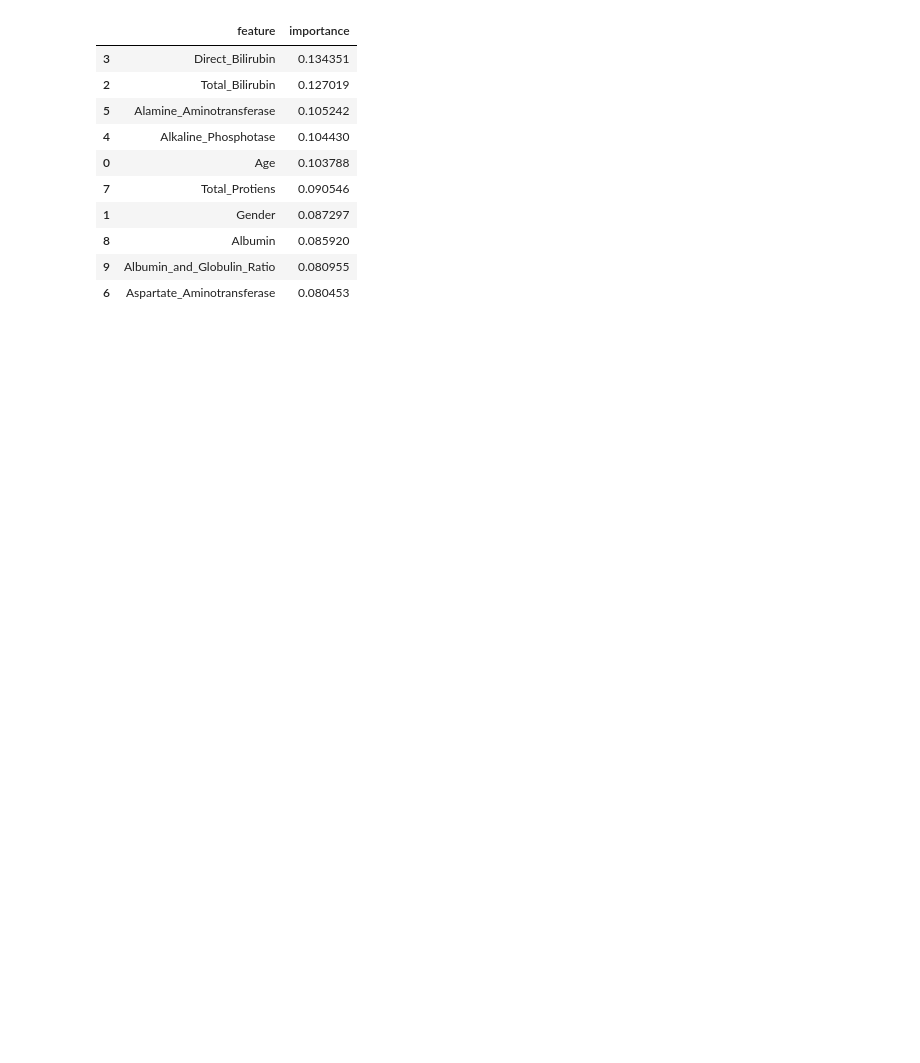
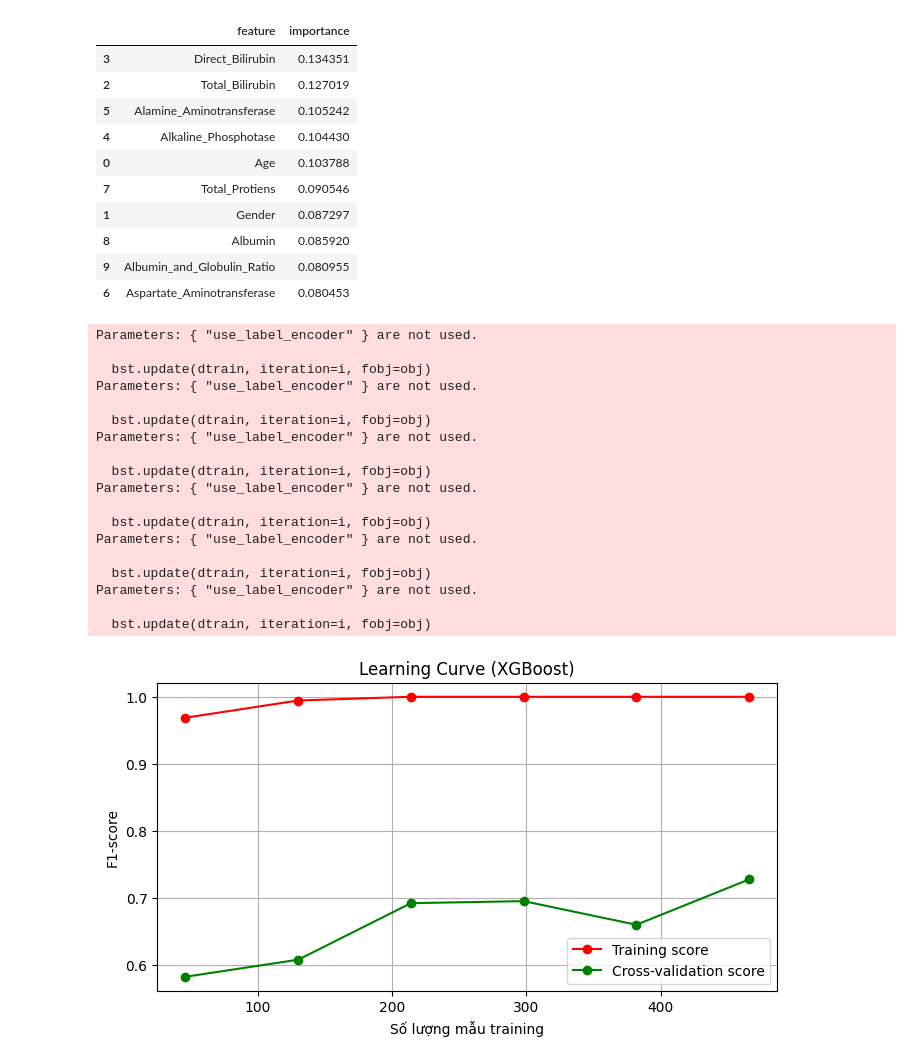
Before and after one commit to supernewbiecoder/DuDoanBenhGanDuaTrenDuLieu_KNN, a Jupyter notebook: xgboots_liver.ipynb, the cells around one changed output. Saved outputs shown, nothing was run; the diff lists cells and outputs as text; code cells hidden in the pictures; blank space fills up the shorter version.

```diff
--- a/xgboots_liver.ipynb
+++ b/xgboots_liver.ipynb
@@ -321,3 +292,83 @@ imp_df.head(10)
 | 8 | Albumin | 0.085920 |
 | 9 | Albumin_and_Globulin_Ratio | 0.080955 |
 | 6 | Aspartate_Aminotransferase | 0.080453 |
+# %%
+train_sizes = np.linspace(0.1, 1.0, 6)
+train_sizes_abs = (train_sizes * len(X_train)).astype(int)
+cv = StratifiedKFold(
+    n_splits=5,
+    shuffle=True,
+    random_state=42
+)
+train_scores = []
+cv_scores = []
+
+for size in train_sizes_abs:
+    X_subset = X_train[:size]
+    y_subset = y_train[:size]
+
+    model = clone(xgb_tuned)
+
+    model.fit(X_subset, y_subset)
+
+    y_train_pred = model.predict(X_subset)
+    train_f1 = f1_score(y_subset, y_train_pred)
+    train_scores.append(train_f1)
+
+    cv_acc = cross_val_score(
+    model,
+    X_subset,
+    y_subset,
+    cv=cv,
+    scoring="accuracy",
+    n_jobs=-1
+    ).mean()
+
+    cv_scores.append(cv_acc)
+plt.figure(figsize=(8,4))
+
+plt.plot(
+    train_sizes_abs,
+    train_scores,
+    marker="o",
+    linestyle="-",
+    color="red",
+    label="Training score"
+)
+
+plt.plot(
+    train_sizes_abs,
+    cv_scores,
+    marker="o",
+    linestyle="-",
+    color="green",
+    label="Cross-validation score"
+)
+
+plt.xlabel("Số lượng mẫu training")
+plt.ylabel("F1-score")
+plt.title("Learning Curve (XGBoost)")
+plt.legend()
+plt.grid(True)
+
+plt.show()
+# %% [output]
+Parameters: { "use_label_encoder" } are not used.
+
+  bst.update(dtrain, iteration=i, fobj=obj)
+Parameters: { "use_label_encoder" } are not used.
+
+  bst.update(dtrain, iteration=i, fobj=obj)
+Parameters: { "use_label_encoder" } are not used.
+
+  bst.update(dtrain, iteration=i, fobj=obj)
+Parameters: { "use_label_encoder" } are not used.
+
+  bst.update(dtrain, iteration=i, fobj=obj)
+Parameters: { "use_label_encoder" } are not used.
+
+  bst.update(dtrain, iteration=i, fobj=obj)
+Parameters: { "use_label_encoder" } are not used.
+
+  bst.update(dtrain, iteration=i, fobj=obj)
+[figure, added]
```
Also changed, not shown: parts of 7 cells of this notebook.
